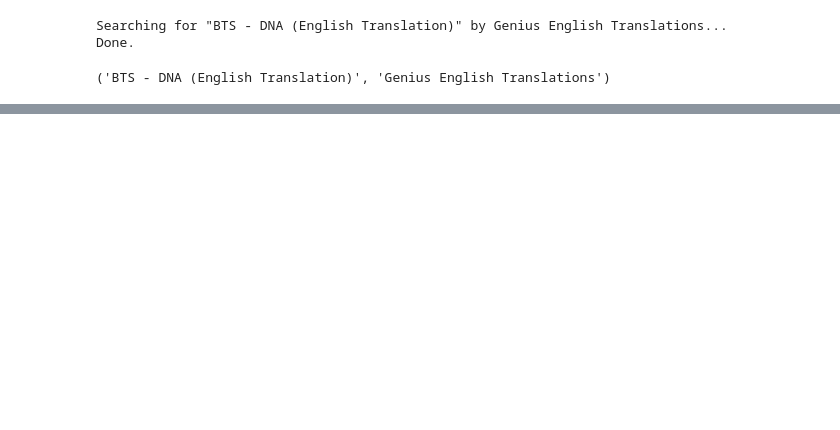
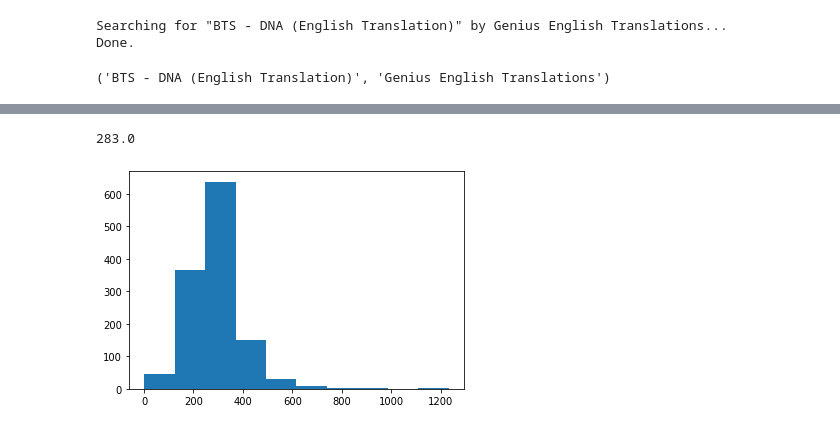
Before and after one commit to emmastiefel/Kpop-Language-Billboard-Data-Processing, a Jupyter notebook: REVISE-wdss-processing.ipynb, the cells around one changed output, grey strips where cells are left out. Drawn from its saved outputs; the diff is of its cells as text; code cells hidden in the pictures; blank space fills up the shorter version.

```diff
--- a/REVISE-wdss-processing.ipynb
+++ b/REVISE-wdss-processing.ipynb
@@ -146,0 +168,35 @@ kpop_world_sales
+# %%
+#get rid of bracketed sections like verse indicators
+wdss["original_lyrics"] = wdss["original_lyrics"].str.replace(r"(\[.*\])", "")
+wdss["translated_lyrics"] = wdss["translated_lyrics"].str.replace(r"(\[.*\])", "")
+wdss["chart_date"] = wdss["chart_date"].str.replace(r"(\[.*\])", "")
+
+
+#clean spacing: add space before linebreaks (so theyre counted separately)
+wdss["translated_lyrics"] = wdss["translated_lyrics"].str.replace(r"(\n+)", " \n")
+wdss["translated_lyrics"] = wdss["translated_lyrics"].str.replace(r"(\s+)", " ") #restandardize whitespace
+wdss["translated_lyrics"] = wdss["translated_lyrics"].str.replace(r"(\s[, | \' | \? | \! | \. | \-]+)", " ")  #delete hanging punctuation
+
+wdss["original_lyrics"] = wdss["original_lyrics"].str.replace(r"(\n+)", " \n")
+wdss["original_lyrics"] = wdss["original_lyrics"].str.replace(r"(\s+)", " ") #restandardize whitespace
+wdss["original_lyrics"] = wdss["original_lyrics"].str.replace(r"(\s[, | \' | \? | \! | \. | \-]+)", " ")  #delete hanging punctuation
+
+#only roman characters and white space and punctuation
+wdss["english_lyrics"] = wdss["original_lyrics"].str.replace(r"([^a-z | A-Z | \s | , | ' | \? | \! | \. | \- ])", " ")
+wdss["english_lyrics"] = wdss["english_lyrics"].str.replace(r"(\s+)", " ") #restandardize whitespace
+wdss["english_lyrics"] = wdss["english_lyrics"].str.replace(r"(\s[, | ' | \? | \! | \. | \-]+)", " ")  #delete hanging punctuation
+
+##count number of english lyrics and total lyrics
+wdss['english_count'] = [len(lyr.split(" ")) for lyr in wdss['english_lyrics']]
+wdss['total_count'] = [len(lyr.split(" ")) for lyr in wdss['original_lyrics']]
+
+### create columns for english percentage
+wdss['english_percentage'] = wdss['english_count'] / wdss['total_count']
+# %%
+## examine unusually long songs
+print(np.median(wdss['total_count']))
+plt.hist(wdss['total_count'])
+plt.show()
+# %% [output]
+283.0
+[figure, added]
```
Also changed, not shown: parts of 6 cells of this notebook, 2 other files.
